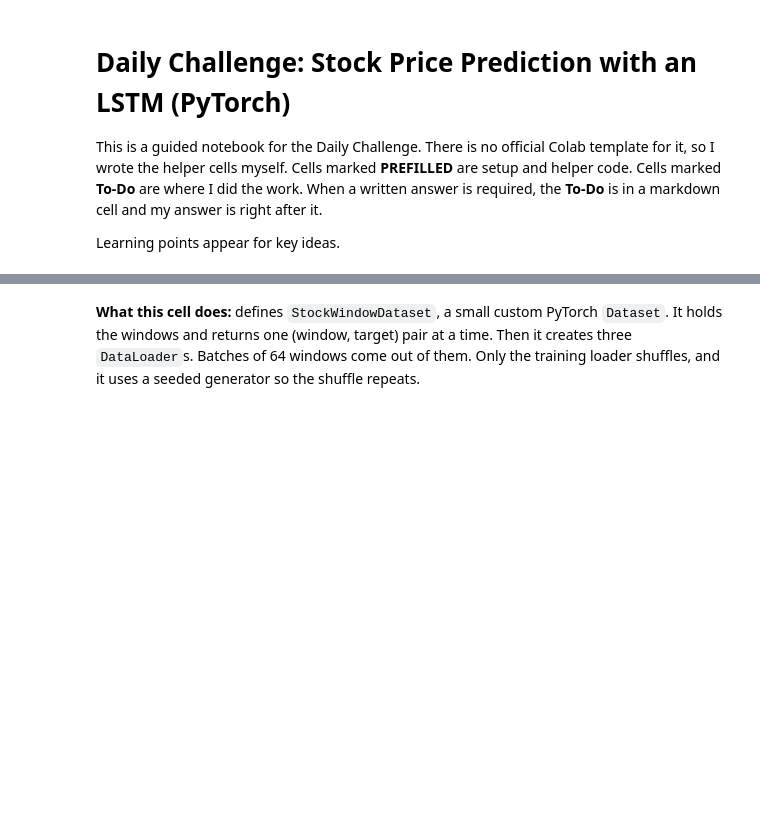
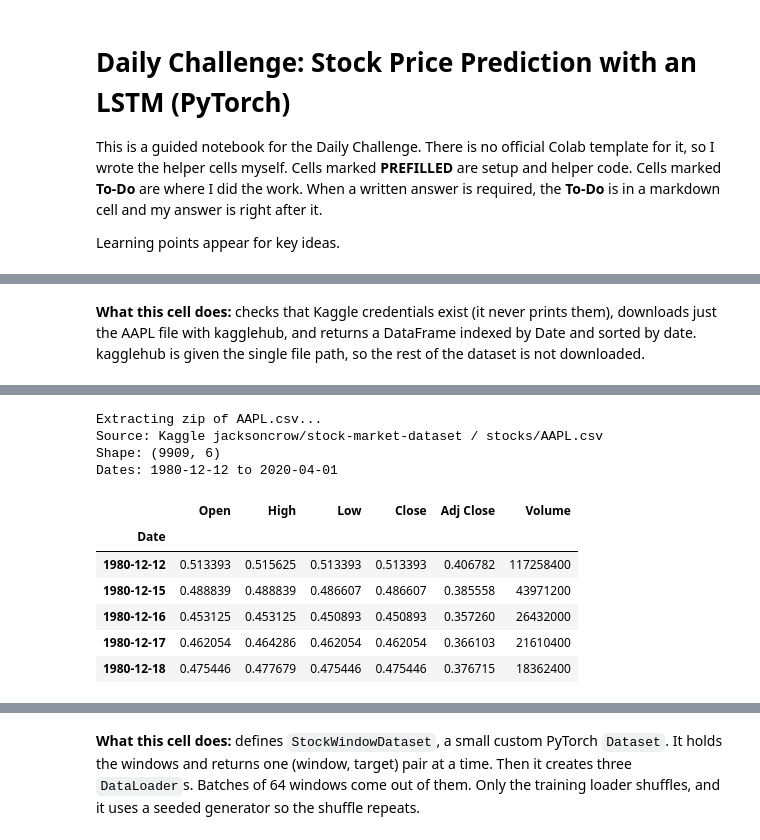
Before and after one commit to simonlivson/DI_Bootcamp, a Jupyter notebook: Week5/Day4/DailyChallenge/stock_price_prediction_lstm.ipynb, the cells around one changed output, grey strips where cells are left out. Saved outputs shown, nothing was run; the diff lists cells and outputs as text; code cells hidden in the pictures; blank space fills up the shorter version.

```diff
--- a/Week5/Day4/DailyChallenge/stock_price_prediction_lstm.ipynb
+++ b/Week5/Day4/DailyChallenge/stock_price_prediction_lstm.ipynb
@@ -245,0 +117,49 @@ X_test  (449, 60, 2) | y_test  (449,)
+# %% [markdown]
+**What this cell does:** checks that Kaggle credentials exist (it never prints them), downloads just the AAPL file with kagglehub, and returns a DataFrame indexed by Date and sorted by date. kagglehub is given the single file path, so the rest of the dataset is not downloaded.
+# %%
+# To-Do: load the prices into a DataFrame indexed by Date
+def load_colab_secrets():
+    # Only in Colab: copy the two Kaggle secrets into environment variables. Values are never printed.
+    try:
+        from google.colab import userdata
+    except ImportError:
+        return
+    for name in ['KAGGLE_USERNAME', 'KAGGLE_KEY']:
+        if name not in os.environ:
+            try:
+                os.environ[name] = userdata.get(name)
+            except Exception:
+                pass   # secret not set. check_kaggle_credentials() explains what to do.
+
+def check_kaggle_credentials():
+    # Checks that credentials exist. It does not read or print the key.
+    has_env = 'KAGGLE_USERNAME' in os.environ and 'KAGGLE_KEY' in os.environ
+    has_file = Path('~/.kaggle/kaggle.json').expanduser().exists()
+    if not (has_env or has_file):
+        raise RuntimeError('No Kaggle credentials found. Add ~/.kaggle/kaggle.json, or set '
+                           'KAGGLE_USERNAME and KAGGLE_KEY (see the Kaggle credentials note).')
+
+def get_csv_path():
+    # Returns the local path of stocks/AAPL.csv. Only that one file is downloaded.
+    load_colab_secrets()
+    check_kaggle_credentials()
+    if HAVE_KAGGLEHUB:
+        return Path(kagglehub.dataset_download(KAGGLE_DATASET, path=KAGGLE_FILE))
+    # Optional route if kagglehub is missing: the kaggle CLI, which needs `pip install kaggle`
+    out_dir = Path('kaggle_data')
+    out_dir.mkdir(exist_ok=True)
+    subprocess.run(['kaggle', 'datasets', 'download', KAGGLE_DATASET,
+                    '-f', KAGGLE_FILE, '-p', str(out_dir), '--unzip'], check=True)
+    return next(out_dir.rglob('AAPL.csv'))
+
+def load_prices():
+    df = pd.read_csv(get_csv_path(), parse_dates=['Date'], index_col='Date')
+    df = df.sort_index()
+    return df[['Open', 'High', 'Low', 'Close', 'Adj Close', 'Volume']].dropna()
+
+stock = load_prices()
+print('Source: Kaggle', KAGGLE_DATASET, '/', KAGGLE_FILE)
+print('Shape:', stock.shape)
+print('Dates:', stock.index.min().date(), 'to', stock.index.max().date())
+display(stock.head())
+# %% [output]
@@ -245,0 +167,11 @@ X_test  (449, 60, 2) | y_test  (449,)
+Extracting zip of AAPL.csv...
+Source: Kaggle jacksoncrow/stock-market-dataset / stocks/AAPL.csv
+Shape: (9909, 6)
+Dates: 1980-12-12 to 2020-04-01
+|  | Open | High | Low | Close | Adj Close | Volume |
+| Date |  |  |  |  |  |  |
+| 1980-12-12 | 0.513393 | 0.515625 | 0.513393 | 0.513393 | 0.406782 | 117258400 |
+| 1980-12-15 | 0.488839 | 0.488839 | 0.486607 | 0.486607 | 0.385558 | 43971200 |
+| 1980-12-16 | 0.453125 | 0.453125 | 0.450893 | 0.450893 | 0.357260 | 26432000 |
+| 1980-12-17 | 0.462054 | 0.464286 | 0.462054 | 0.462054 | 0.366103 | 21610400 |
+| 1980-12-18 | 0.475446 | 0.477679 | 0.475446 | 0.475446 | 0.376715 | 18362400 |
```
Also changed, not shown: parts of 56 cells of this notebook.
